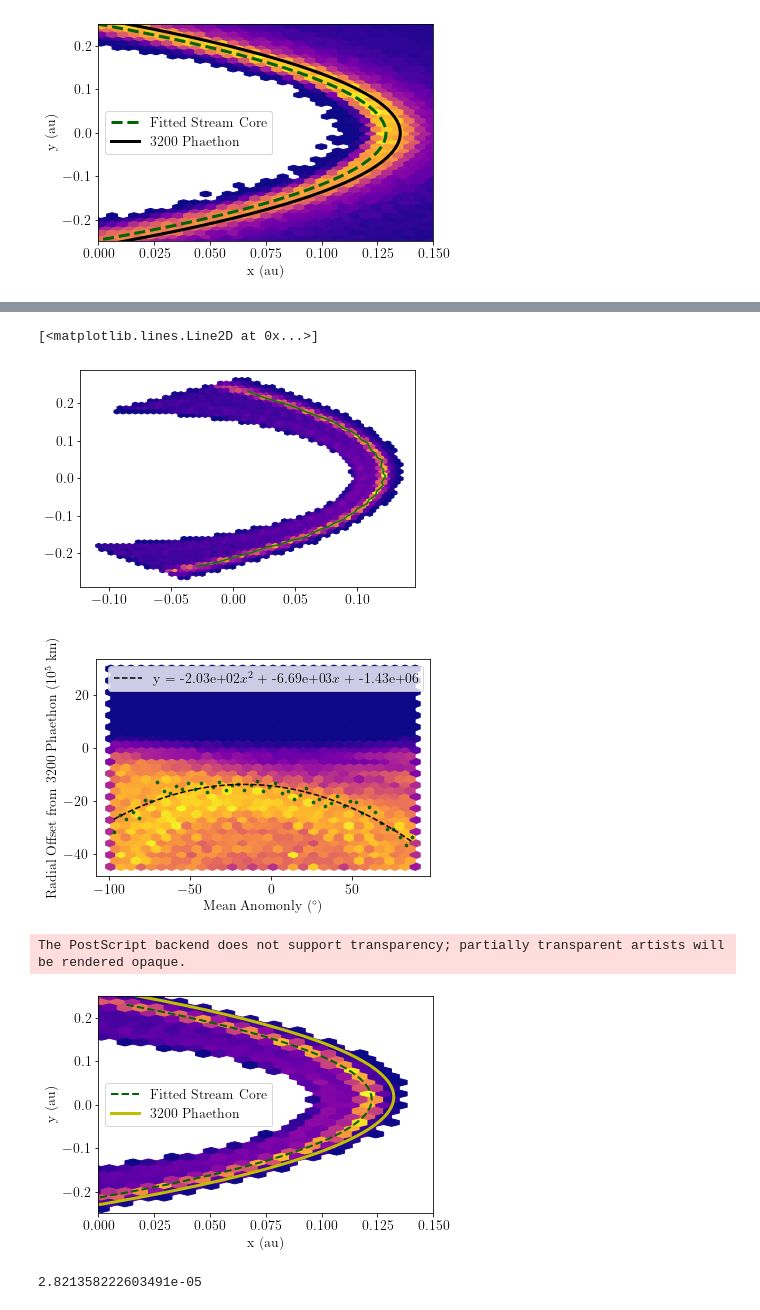
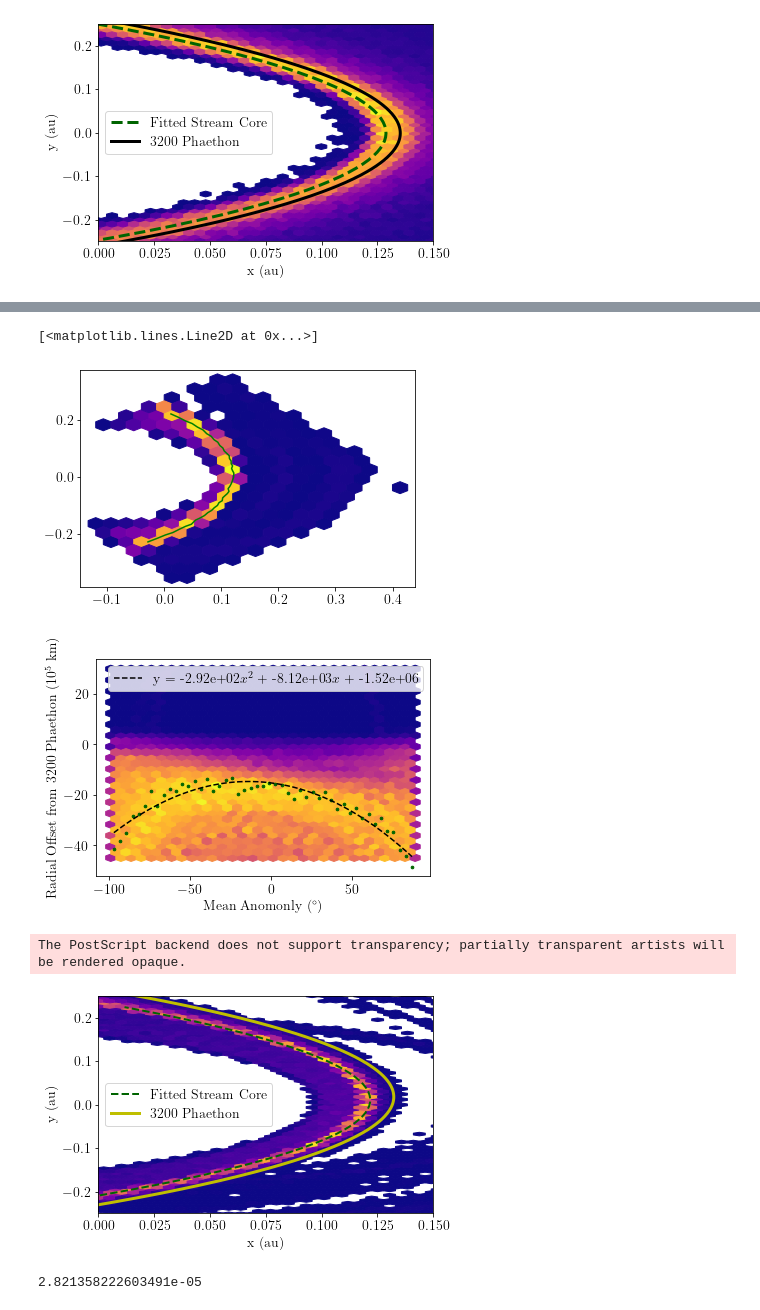
Before and after one commit to wcukier/Phaethon_Meteoroids, a Jupyter notebook: scripts/Fig 1.ipynb, the cells around one changed output, grey strips where cells are left out. Cells and saved outputs as stored; diff of their text form; code cells hidden in the pictures.

```diff
--- a/scripts/Fig 1.ipynb
+++ b/scripts/Fig 1.ipynb
@@ -14,8 +25,8 @@ import pandas as pd
 import scipy.signal
 
 plt.rcParams.update({
-  "text.usetex": True,
-  "font.family": "Computer Modern Roman",
+  # "text.usetex": True,
+  # "font.family": "Computer Modern Roman",
   "font.size":    14.0
 })
 # %%
@@ -47,7 +59,7 @@ for i in tqdm(range(n)):
 
 points_novel = np.array(points_novel)
 points_novel = points_novel.reshape(200000*n,5)
-n=1
+n=100
 for i in tqdm(range( n)):
     data = np.load(f'{pth}vel/particles{i}.npy')
     beta = np.load(f'{pth}vel/beta{i}.npy')
@@ -64,9 +76,9 @@ for i in tqdm(range( n)):
 points_vel = np.array(points_vel)
 points_vel = points_vel.reshape(200000*n,5)
 offset = 0
-n = 1
+n = 1000
 orbit = np.load("../data/orig_orbit.npy")
-for i in tqdm(range(n*10)):
+for i in tqdm(range(n)):
         # try:
             data = np.load(f'{pth}comet/particles{i}.npy')
             beta = np.load(f'{pth}comet/beta{i}.npy')
@@ -99,7 +111,7 @@ for i in tqdm(range(n*10)):
         #     offset +=1
 
 points_distr = np.array(points_distr)
-points_distr = points_distr.reshape(200000*(n*10 - offset),6)
+points_distr = points_distr.reshape(200000*(n - offset),6)
 points_novel = points_novel[~np.isnan(points_novel).any(axis=1)]
 points_vel = points_vel[~np.isnan(points_vel).any(axis=1)]
 points_distr = points_distr[~np.isnan(points_distr).any(axis=1)]
@@ -125,0 +138,6 @@ Transforming
+# %%
+points_novel = load(100, 0)
+orbit = get_phaethon_orbit()
+psp2 = get_parker_orbit()
+plot_column_density(points_novel, orbit, psp2)
+plot_column_density(points_novel, orbit, psp2, plane='yz')
@@ -125,0 +146,6 @@ Transforming
+# %%
+points_distr = load(1000, 2)
+orbit = get_phaethon_orbit()
+psp2 = get_parker_orbit()
+plot_column_density(points_distr, orbit, psp2)
+plot_column_density(points_distr, orbit, psp2, plane='yz')
@@ -928,7 +970,7 @@ plt.hexbin(r * np.cos(theta), r* np.sin(theta), C = peri_novel[:,4], reduce_C_fu
 plt.plot((offsets+f(thetas))*np.cos(thetas), (offsets+f(thetas))*np.sin(thetas), "g")
 # %% [output]
 [<matplotlib.lines.Line2D at 0x...>]
-[figure, old version]
+[figure, new version]
 # %%
 def poly(x, a, b, c):
     return a*(x**2) + b * (x**1)  + c
@@ -942,23 +984,23 @@ plt.xlabel(r"Mean Anomonly ($^\circ$)")
 plt.ylabel(r"Radial Offset from 3200 Phaethon ($10^5$ km)")
 plt.savefig("../figures/distr_offsets.png")
 # %% [output]
-[figure, old version]
+[figure, new version]
 # %%
 [a,b,c] , corr = scipy.optimize.curve_fit(poly,thetas, offsets)
-plt.hexbin(r * np.cos(theta), r* np.sin(theta), C = peri_novel[:,4], reduce_C_function = np.sum, cmap="plasma", gridsize=35)
+plt.hexbin(r * np.cos(theta), r* np.sin(theta), C = peri_novel[:,4], reduce_C_function = np.sum, cmap="plasma")
 plt.plot((poly(thetas, a, b, c)+f(thetas))*np.cos(thetas), (poly(thetas, a, b, c)+f(thetas))*np.sin(thetas),"--", color="darkgreen",linewidth=2, label="Fitted Stream Core")
 
 plt.plot(orbit_r * np.cos(orbit_theta), orbit_r* np.sin(orbit_theta), color="y", linewidth=3, label="3200 Phaethon")
 
 plt.xlim(0, 0.15)
 plt.ylim(-0.25, 0.25)
 plt.legend(loc=6)
 plt.xlabel("x (au)")
 plt.ylabel("y (au)")
 plt.savefig("../figures/distr_periheilion.eps")
 # %% [output]
 The PostScript backend does not support transparency; partially transparent artists will be rendered opaque.
-[figure, old version]
+[figure, new version]
 # %%
 points_distr[:,3][points_distr[:,3] > 0].max()
 # %% [output]
```
Also changed, not shown: parts of 14 cells of this notebook, 7 other files.
